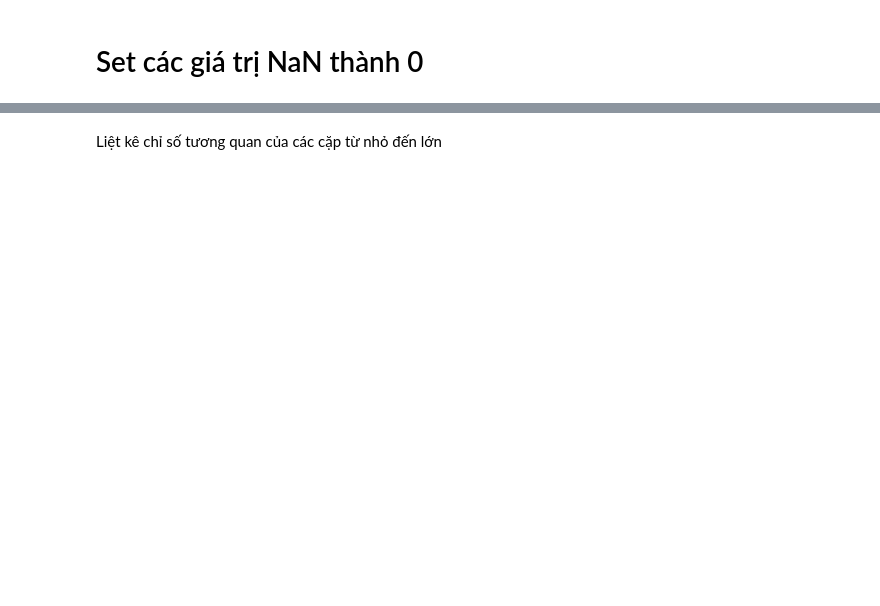
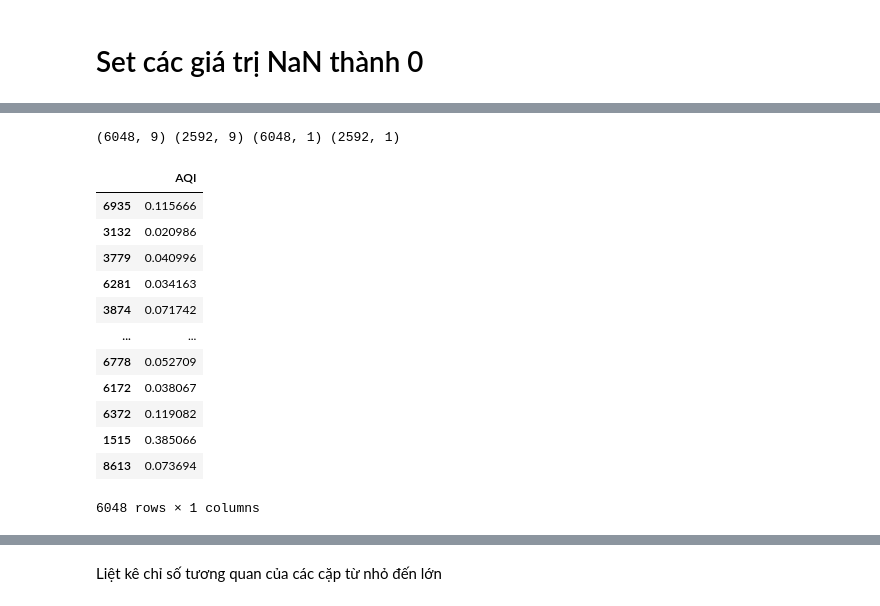
Before and after one commit to 5unof4Beach/IOT-2022, a Jupyter notebook: IOT_Bui_Minh_Duc copy.ipynb, the cells around one changed output, grey strips where cells are left out. Drawn from its saved outputs; the diff is of its cells as text; code cells hidden in the pictures; blank space fills up the shorter version.

```diff
--- a/IOT_Bui_Minh_Duc copy.ipynb
+++ b/IOT_Bui_Minh_Duc copy.ipynb
@@ -164,3 +147,33 @@ array([[49.04    , 19.92    ,  0.64    ],
+# %%
+# Loại bỏ tất cả các hàng có giá trị AQI_Bucket = 0
+df = df[df.AQI != 0]
+
+categorical_vars = [lastCol]
+
+y = df[categorical_vars]
+X = df[[df.columns[i] for i in range(0,9)]]
+# X = df[[df.columns[i] for i in [0,3,6]]]
+
+X_train, X_test, y_train, y_test = train_test_split(X, y, test_size=0.3, random_state=42)
+print(X_train.shape, X_test.shape, y_train.shape, y_test.shape)
+
+X_train
+y_train
+# %% [output]
+(6048, 9) (2592, 9) (6048, 1) (2592, 1)
+|  | AQI |
+| 6935 | 0.115666 |
+| 3132 | 0.020986 |
+| 3779 | 0.040996 |
+| 6281 | 0.034163 |
+| 3874 | 0.071742 |
+| ... | ... |
+| 6778 | 0.052709 |
+| 6172 | 0.038067 |
+| 6372 | 0.119082 |
+| 1515 | 0.385066 |
+| 8613 | 0.073694 |
+6048 rows × 1 columns
 # %%
 corr_matrix = df.corr()
 sns.heatmap(corr_matrix,annot = True,cmap='coolwarm',fmt='.3f', xticklabels=df.columns, yticklabels=df.columns)
```
Also changed, not shown: parts of 14 cells of this notebook, 3 other files.
